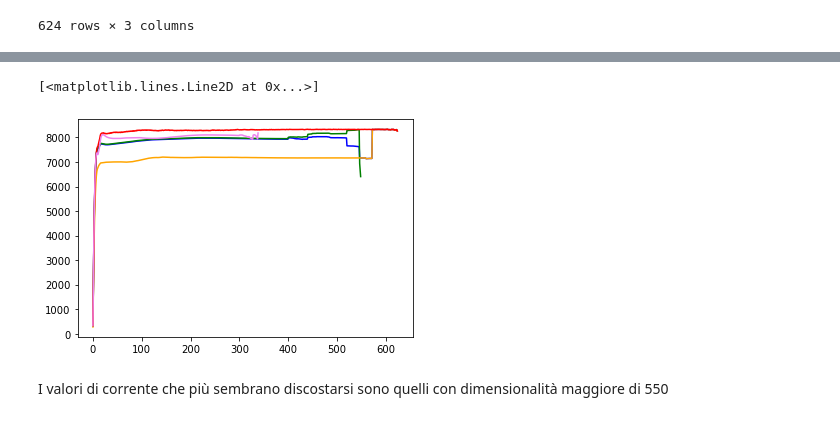
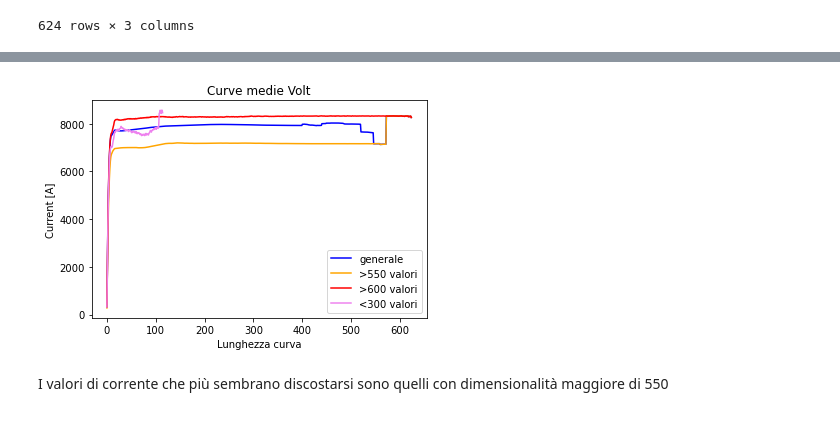
Before and after one commit to DavideMobilia/Anomaly-Detection, a Jupyter notebook: Scripts/Part2- Statistical Anomaly Detection.ipynb, the cells around one changed output, grey strips where cells are left out. Saved outputs shown, nothing was run; the diff lists cells and outputs as text; code cells hidden in the pictures.

```diff
--- a/Scripts/Part2- Statistical Anomaly Detection.ipynb
+++ b/Scripts/Part2- Statistical Anomaly Detection.ipynb
@@ -381,17 +384,20 @@ exploded_current.count(axis=1).hist(bins=20,range=(0,650))
 # %%
 #plotto la curva media di tutti i valori
-plot(exploded_current.mean(axis=0),"blue")
+plot(exploded_current.mean(axis=0),"blue",label="generale")
 #plotto la curva media delle sole curve con meno di 500 rilevazioni
-plot(exploded_current[exploded_current.count(axis=1)<550].mean(axis=0),"green")
+#plot(exploded_current[exploded_current.count(axis=1)<550].mean(axis=0),"green")
 #plotto la curva media delle sole curve con più di 500 rilevazioni
-plot(exploded_current[exploded_current.count(axis=1)>550].mean(axis=0),"orange")
+plot(exploded_current[exploded_current.count(axis=1)>550].mean(axis=0),"orange",label=">550 valori")
 #plotto la curva media delle sole curve con più di 600 rilevazioni
-plot(exploded_current[exploded_current.count(axis=1)>600].mean(axis=0),"red")
+plot(exploded_current[exploded_current.count(axis=1)>600].mean(axis=0),"red",label=">600 valori")
 #plotto la curva media delle sole curve con più di 600 rilevazioni
-plot(exploded_current[exploded_current.count(axis=1)<340].mean(axis=0),"violet")
+plot(exploded_current[exploded_current.count(axis=1)<300].mean(axis=0),"violet",label="<300 valori")
+plt.xlabel('Lunghezza curva')
+plt.ylabel('Current [A]')
+plt.title('Curve medie Volt')
+plt.legend();
 # %% [output]
-[<matplotlib.lines.Line2D at 0x...>]
-[figure, old version]
+[figure, new version]
 # %% [markdown]
 I valori di corrente che più sembrano discostarsi sono quelli con dimensionalità maggiore di 550
 # %% [markdown]
```
Also changed, not shown: parts of 12 cells of this notebook, 22 other files.
